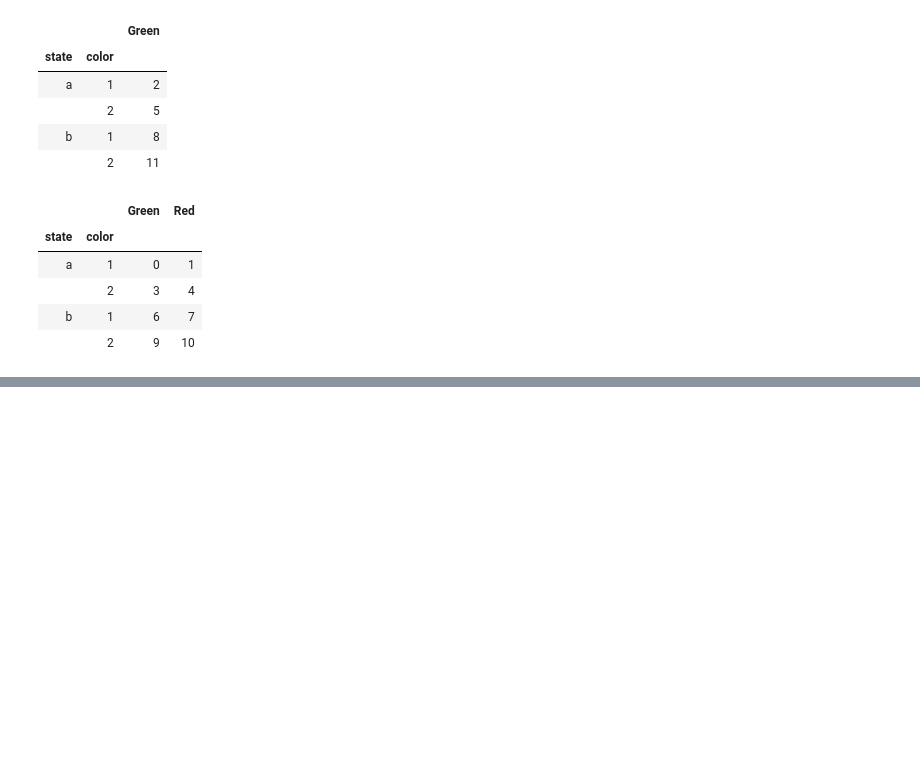
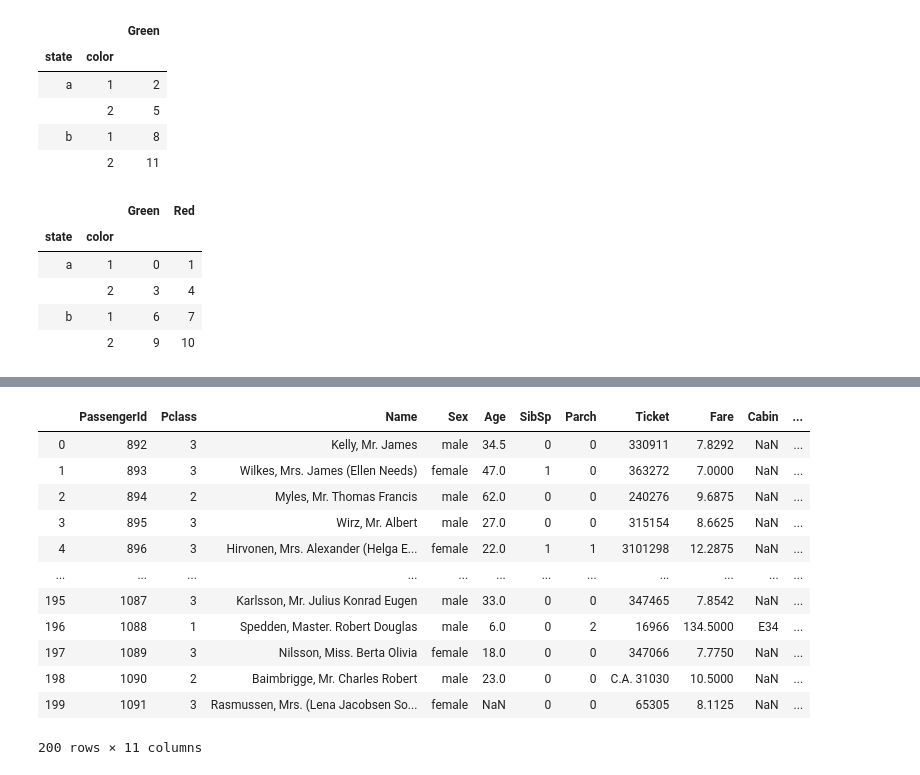
Before and after one commit to 1zulkifel/Data_science, a Jupyter notebook: Q2_lec_6.ipynb, the cells around one changed output, grey strips where cells are left out. Drawn from its saved outputs; the diff is of its cells as text; code cells hidden in the pictures; blank space fills up the shorter version.

```diff
--- a/Q2_lec_6.ipynb
+++ b/Q2_lec_6.ipynb
@@ -130,0 +232,17 @@ data_1
+# %%
+datt=pd.read_csv('titanic/test.csv',nrows=200)
+datt
+# %% [output]
+|  | PassengerId | Pclass | Name | Sex | Age | SibSp | Parch | Ticket | Fare | Cabin | ... |
+| 0 | 892 | 3 | Kelly, Mr. James | male | 34.5 | 0 | 0 | 330911 | 7.8292 | NaN | ... |
+| 1 | 893 | 3 | Wilkes, Mrs. James (Ellen Needs) | female | 47.0 | 1 | 0 | 363272 | 7.0000 | NaN | ... |
+| 2 | 894 | 2 | Myles, Mr. Thomas Francis | male | 62.0 | 0 | 0 | 240276 | 9.6875 | NaN | ... |
+| 3 | 895 | 3 | Wirz, Mr. Albert | male | 27.0 | 0 | 0 | 315154 | 8.6625 | NaN | ... |
+| 4 | 896 | 3 | Hirvonen, Mrs. Alexander (Helga E... | female | 22.0 | 1 | 1 | 3101298 | 12.2875 | NaN | ... |
+| ... | ... | ... | ... | ... | ... | ... | ... | ... | ... | ... | ... |
+| 195 | 1087 | 3 | Karlsson, Mr. Julius Konrad Eugen | male | 33.0 | 0 | 0 | 347465 | 7.8542 | NaN | ... |
+| 196 | 1088 | 1 | Spedden, Master. Robert Douglas | male | 6.0 | 0 | 2 | 16966 | 134.5000 | E34 | ... |
+| 197 | 1089 | 3 | Nilsson, Miss. Berta Olivia | female | 18.0 | 0 | 0 | 347066 | 7.7750 | NaN | ... |
+| 198 | 1090 | 2 | Baimbrigge, Mr. Charles Robert | male | 23.0 | 0 | 0 | C.A. 31030 | 10.5000 | NaN | ... |
+| 199 | 1091 | 3 | Rasmussen, Mrs. (Lena Jacobsen So... | female | NaN | 0 | 0 | 65305 | 8.1125 | NaN | ... |
+200 rows × 11 columns
```
Also changed, not shown: parts of 17 cells of this notebook, 3 other files.
